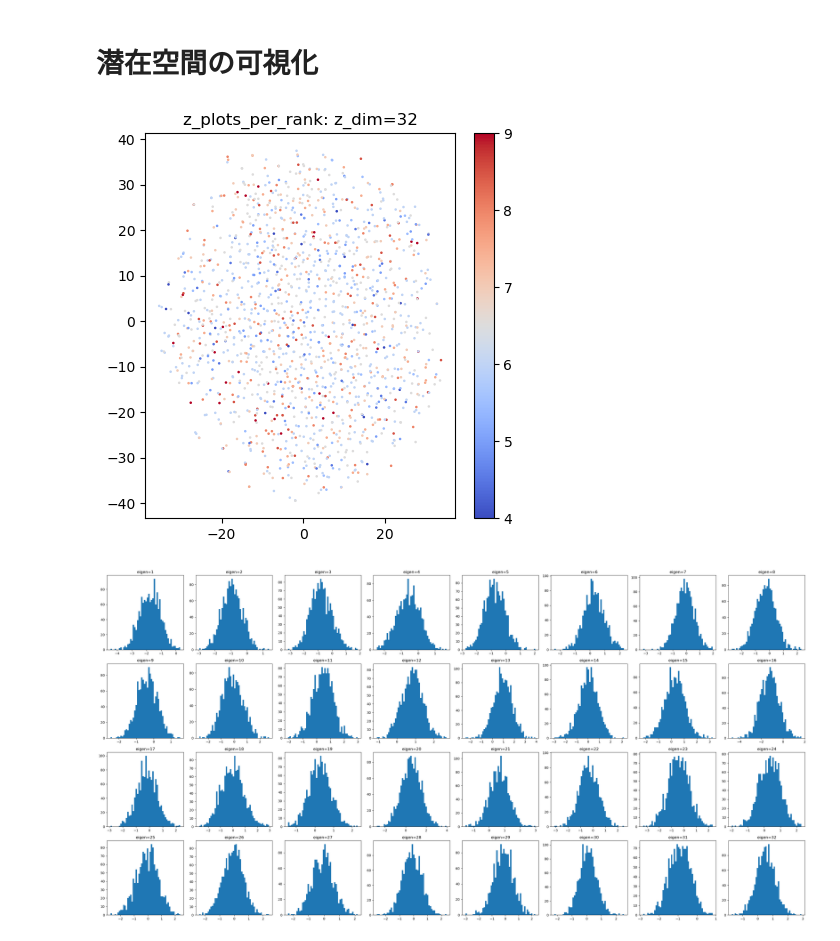
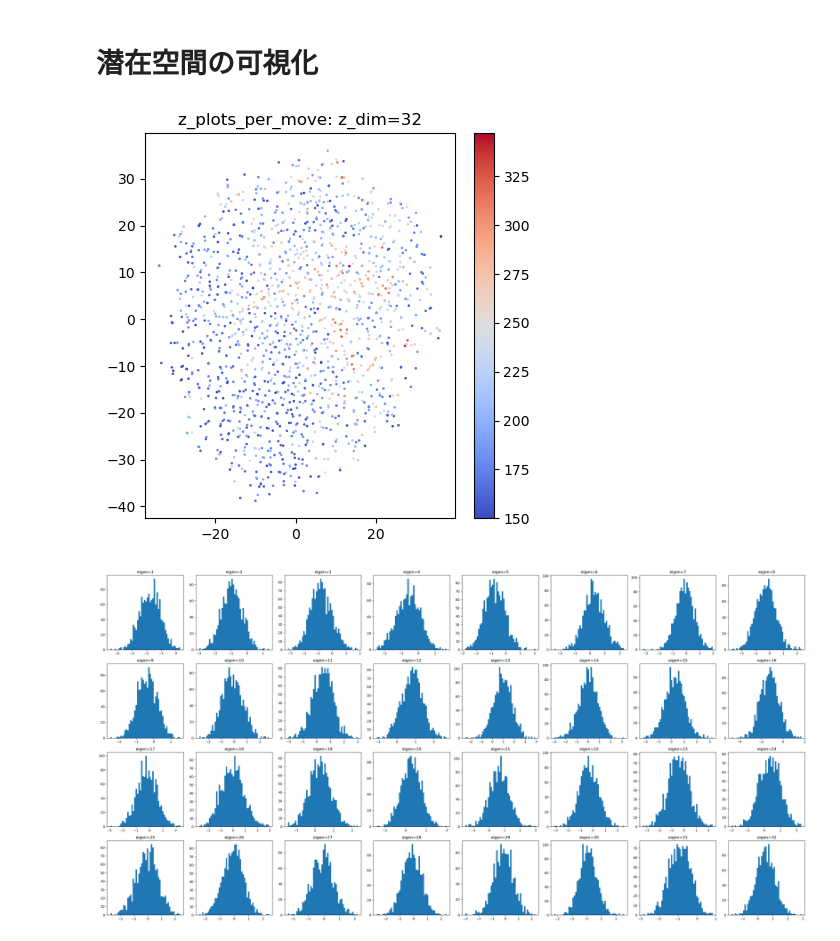
Before and after one commit to tatuyosi98/humanized-models-for-board-games, a Jupyter notebook: igo/notebooks/[ks240110]VAE.ipynb, the cells around one changed output. Saved outputs shown, nothing was run; the diff lists cells and outputs as text; code cells hidden in the pictures.

```diff
--- a/igo/notebooks/[ks240110]VAE.ipynb
+++ b/igo/notebooks/[ks240110]VAE.ipynb
@@ -521,10 +521,10 @@ model.eval()
 
 z_list = []
 labels = []
-label_name = "gap"
+label_name = "move"
 for i, (x, black_rank, white_rank, move) in enumerate(tqdm(valid_dataset)):
     if i > 5000: break
-    if move < 150: continue
+    # if move < 150: continue
 
     rank = (black_rank + white_rank) / 2
     gap = abs(black_rank - white_rank)
@@ -550,34 +550,34 @@ if z_dim > 2:
         z_reduc = PCA(n_components=2).fit_transform(z_val).T
     else:
         raise ValueError("Please choose dimensionality reduction method from TSNE or PCA.")
 elif z_dim == 2:
     z_reduc = z_val.T
 else:
     raise ValueError("z dimensionality must be larger or equal to 2.")
 
 
 
 plt.figure(figsize=(5,5))
 
 # 色スケールいろいろためす
 # cmap = plt.cm.hot
 cmap = plt.cm.coolwarm
 vmin, vmax = min(labels), max(labels)
 colors = [cmap((label - vmin) / (vmax - vmin)) for label in labels]
 plt.scatter(*z_reduc, s=0.7, c=colors)
 
 # 凡例
 # for i in range(len(colors)): plt.scatter([],[], c=colors[i], label=i)
 # plt.legend()
 
 # 凡例の代わりにカラーバー
 sm = plt.cm.ScalarMappable(cmap=cmap, norm=plt.Normalize(vmin=vmin, vmax=vmax))
 plt.colorbar(sm, ax=plt.gca())  # 現在の軸にカラーバーを追加
 
 plt.title(f"z_plots_per_{label_name}: z_dim={z_dim}")
 plt.savefig(f"figures/z_plots_per_{label_name}.png")
 # %% [output]
-[figure, old version]
+[figure, new version]
 # %%
 # z_dim の定義
 z_dim = 32
```
